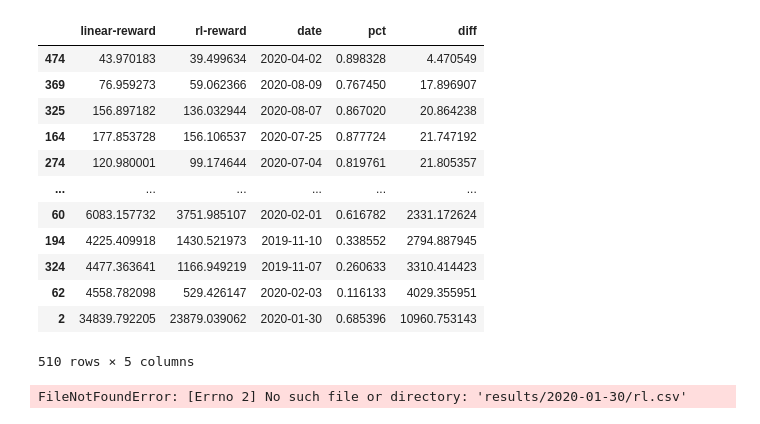
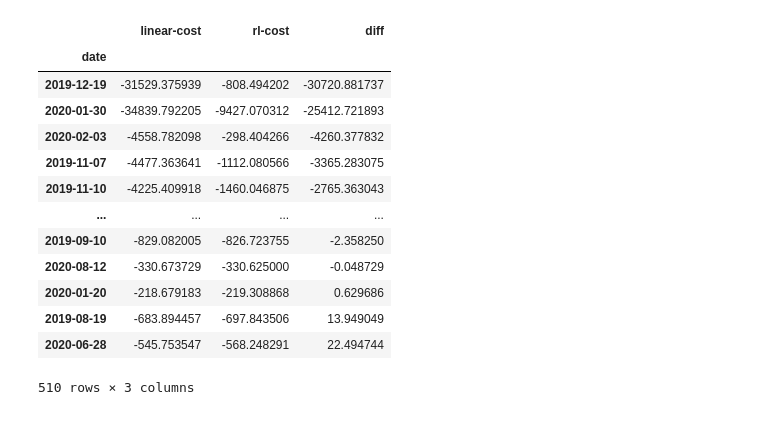
Before and after one commit to ADGEfficiency/energy-py-experiments, a Jupyter notebook: experiment-0/compare.ipynb, the cells around one changed output. Cells and saved outputs as stored; diff of their text form; code cells hidden in the pictures.

```diff
--- a/experiment-0/compare.ipynb
+++ b/experiment-0/compare.ipynb
@@ -6,35 +1,21 @@ ds = compare()
-# %%
-ds.sort_values('diff')
-# %% [output]
-|  | linear-reward | rl-reward | date | pct | diff |
-| 474 | 43.970183 | 39.499634 | 2020-04-02 | 0.898328 | 4.470549 |
-| 369 | 76.959273 | 59.062366 | 2020-08-09 | 0.767450 | 17.896907 |
-| 325 | 156.897182 | 136.032944 | 2020-08-07 | 0.867020 | 20.864238 |
-| 164 | 177.853728 | 156.106537 | 2020-07-25 | 0.877724 | 21.747192 |
-| 274 | 120.980001 | 99.174644 | 2020-07-04 | 0.819761 | 21.805357 |
-| ... | ... | ... | ... | ... | ... |
-| 60 | 6083.157732 | 3751.985107 | 2020-02-01 | 0.616782 | 2331.172624 |
-| 194 | 4225.409918 | 1430.521973 | 2019-11-10 | 0.338552 | 2794.887945 |
-| 324 | 4477.363641 | 1166.949219 | 2019-11-07 | 0.260633 | 3310.414423 |
-| 62 | 4558.782098 | 529.426147 | 2020-02-03 | 0.116133 | 4029.355951 |
-| 2 | 34839.792205 | 23879.039062 | 2020-01-30 | 0.685396 | 10960.753143 |
-510 rows × 5 columns
 # %%
 from pathlib import Path
 
 import matplotlib.pyplot as plt
 import pandas as pd
 
+from pathlib import Path
+import json
+
+import pandas as pd
+
 def show_date(dt):
 
-    linear = pd.read_csv((Path('./linear') / dt).with_suffix('.csv'))
-    linear.head(3)
+    ds = load_data(dt)
+    rl = ds['rl']
+    linear = ds['linear']
 
-    rl = pd.read_csv(h / dt / 'rl.csv')
-    rl['action'] = rl['action-0'] * 2
-    rl.head(3)
-
-    f, axes = plt.subplots(nrows=3, figsize=(15, 5))
+    f, axes = plt.subplots(nrows=4, figsize=(15, 5))
 
     rl.plot(y='action', ax=axes[0], label='rl')
     linear.plot(y='Gross [MW]', ax=axes[0], label='linear')
@@ -47,10 +28,24 @@ def show_date(dt):
     rl.plot(y='price [$/MWh]', ax=axes[1])
     linear.plot(y='Prices [$/MWh]', ax=axes[1])
 
-    return f
+    rl['observation-51'].plot(ax=axes[3], label='rl')
+    linear['Initial charge [MWh]'].plot(ax=axes[3], label='linear')
+    axes[3].legend()
 
-dt = '2020-01-30'
-show_date(dt)
-h = Path('./results')
+    return f, ds
+
+
+def load_data(dt):
+    ds = {}
+    h = Path.home() / 'experiments' / 'experiment-0'
+    linear = pd.read_csv((h / 'linear' / dt).with_suffix('.csv'))
+    ds['linear'] = linear
+
+    rl = pd.read_csv(h / 'results' / dt / 'rl.csv')
+    rl['action'] = rl['action-0'] * 2
+    ds['rl'] = rl
+
+    ds['all'] = pd.read_csv('./results/results.csv', index_col='date')
+
+    ds['dataset'] = pd.read_csv((h / 'dataset' / 'test-episodes' / dt).with_suffix('.csv'))
+    return ds
-# %% [output]
-FileNotFoundError: [Errno 2] No such file or directory: 'results/2020-01-30/rl.csv'
@@ -56,0 +55,20 @@ FileNotFoundError: [Errno 2] No such file or directory: 'results/2020-01-30/rl.c
+# %%
+ds = load_data(dt)
+data = ds['all']
+data['diff'] = data['linear-cost'] - data['rl-cost']
+data.sort_values('diff')
+# %% [output]
+|  | linear-cost | rl-cost | diff |
+| date |  |  |  |
+| 2019-12-19 | -31529.375939 | -808.494202 | -30720.881737 |
+| 2020-01-30 | -34839.792205 | -9427.070312 | -25412.721893 |
+| 2020-02-03 | -4558.782098 | -298.404266 | -4260.377832 |
+| 2019-11-07 | -4477.363641 | -1112.080566 | -3365.283075 |
+| 2019-11-10 | -4225.409918 | -1460.046875 | -2765.363043 |
+| ... | ... | ... | ... |
+| 2019-09-10 | -829.082005 | -826.723755 | -2.358250 |
+| 2020-08-12 | -330.673729 | -330.625000 | -0.048729 |
+| 2020-01-20 | -218.679183 | -219.308868 | 0.629686 |
+| 2019-08-19 | -683.894457 | -697.843506 | 13.949049 |
+| 2020-06-28 | -545.753547 | -568.248291 | 22.494744 |
+510 rows × 3 columns
```
Also changed, not shown: parts of 8 cells of this notebook, 9 other files.
